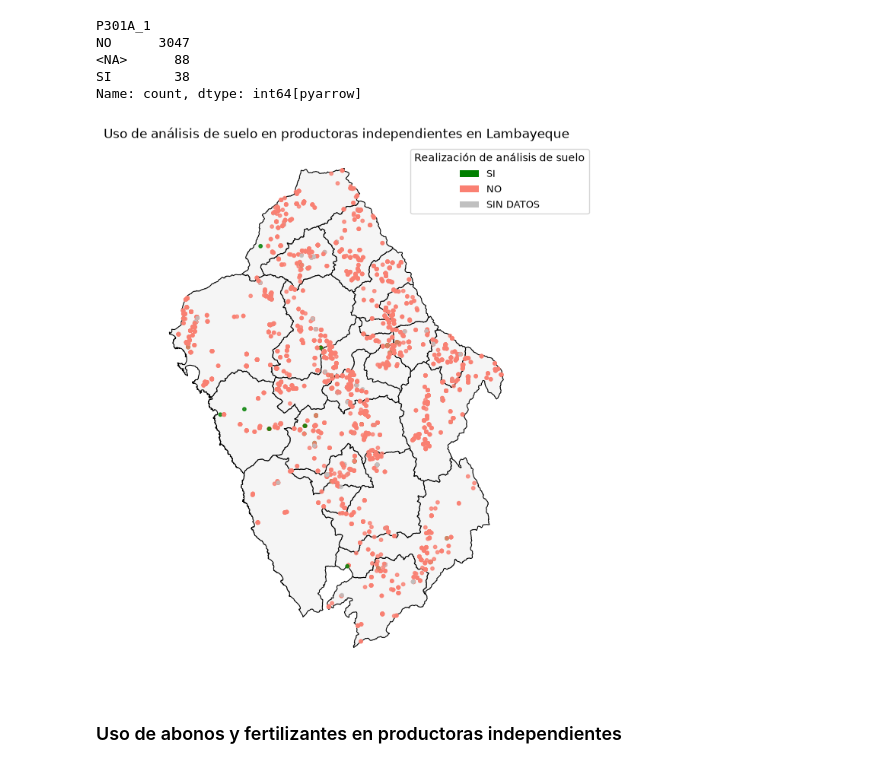
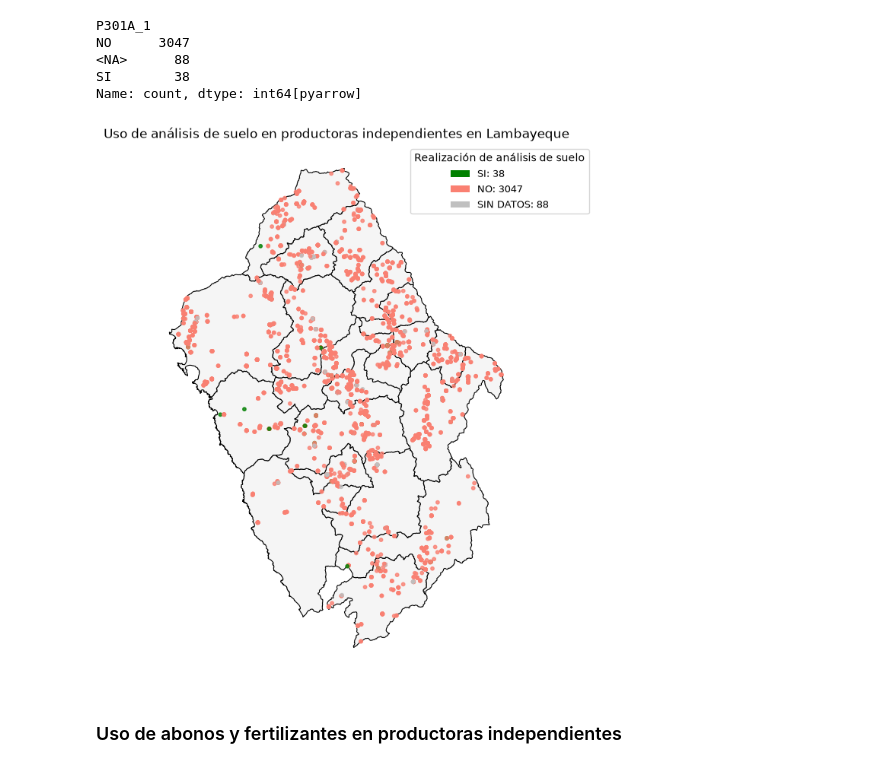
Before and after one commit to matiasrg/Proyecto-PCDA, a Jupyter notebook: scripts/04_CAP300AB.ipynb, the cells around one changed output. Drawn from its saved outputs; the diff is of its cells as text; code cells hidden in the pictures.

```diff
--- a/scripts/04_CAP300AB.ipynb
+++ b/scripts/04_CAP300AB.ipynb
@@ -116,37 +116,37 @@ map_prov_ancash.plot(
     edgecolor="black",
     linewidth=0.8
 )
 
 puntos_ancash_P301A_1.plot(
     ax=ax,
     color=puntos_ancash_P301A_1["color_P301A_1"],
     markersize=10,
     alpha=0.8
 )
 
 # Leyenda
 leyenda = [
-    Patch(facecolor="green", label="SI"),
-    Patch(facecolor="salmon", label="NO"),
-    Patch(facecolor="silver", label="SIN DATOS")
+    Patch(facecolor="green", label=f"SI: {puntos_ancash_P301A_1["color_P301A_1"].value_counts(dropna=False)["green"]}"),
+    Patch(facecolor="salmon", label=f"NO: {puntos_ancash_P301A_1["color_P301A_1"].value_counts(dropna=False)["salmon"]}"),
+    Patch(facecolor="silver", label=f"SIN DATOS: {puntos_ancash_P301A_1["color_P301A_1"].value_counts(dropna=False)["silver"]}")
 ]
 
 ax.legend(
     handles=leyenda,
     title="Realización de análisis de suelo",
     loc="upper right",
     bbox_to_anchor=(1.2, 1),
     fontsize=9,
     title_fontsize=10,
 )
 
 ax.set_title("Uso de análisis de suelo en productoras independientes en Lambayeque")
 ax.set_axis_off()
 
 #plt.tight_layout()
 plt.show()
 # %% [output]
-[figure, old version]
+[figure, new version]
 # %% [markdown]
 ### Uso de abonos y fertilizantes en productoras independientes
 # %%
```
Also changed, not shown: parts of 1 cell of this notebook, 1 other file.
